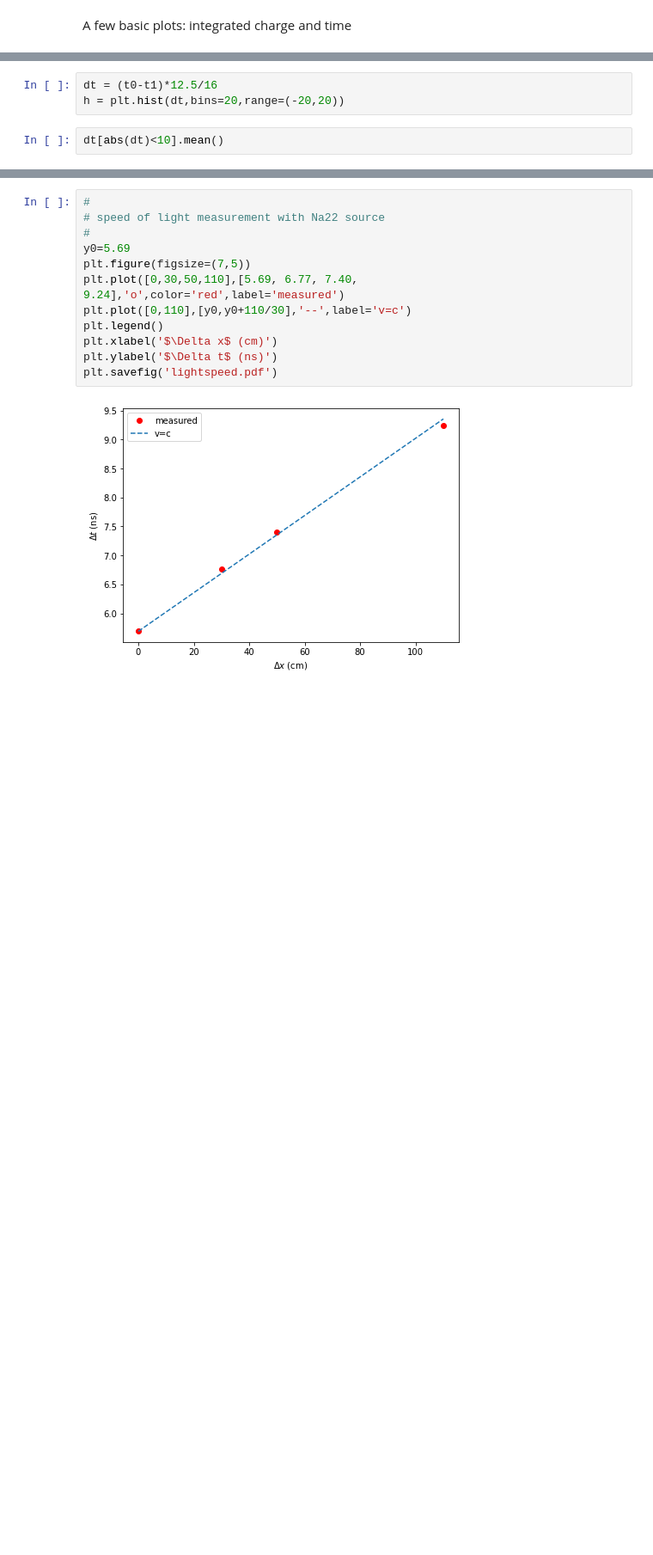
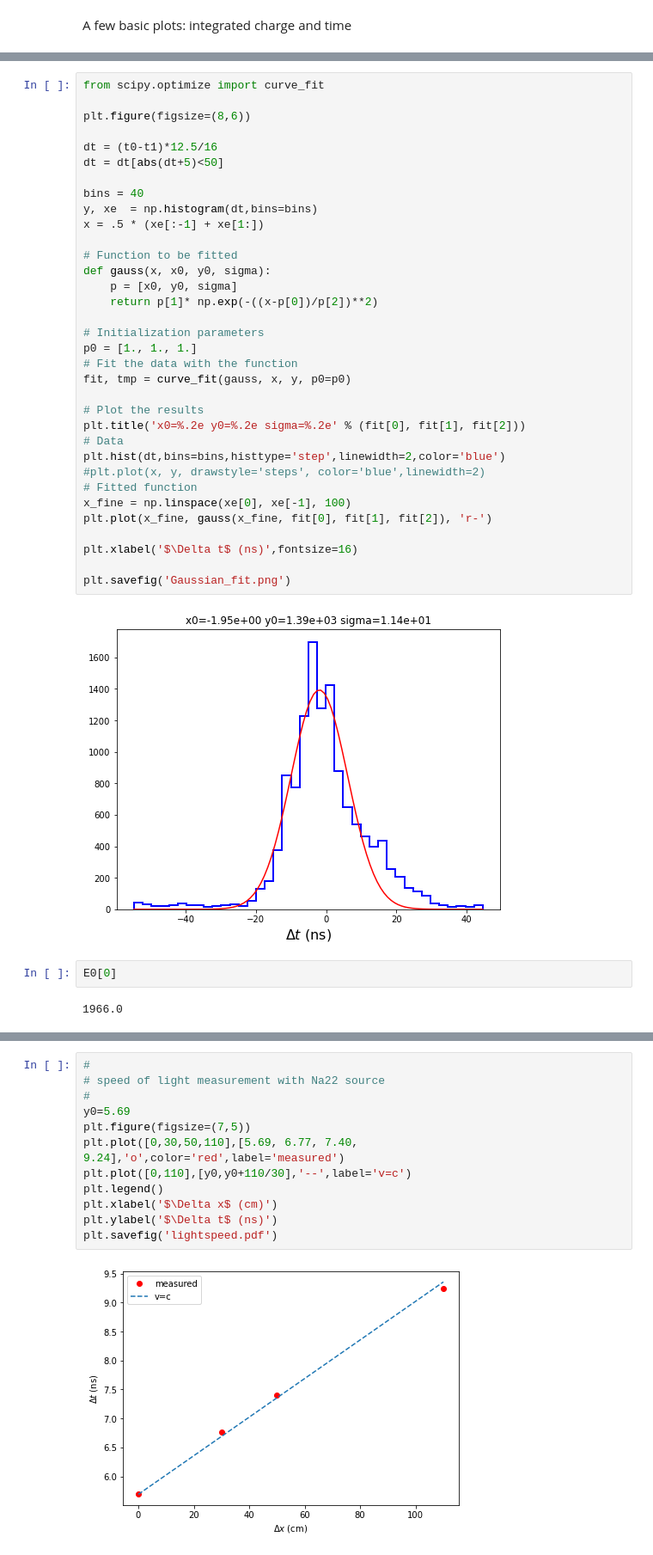
Before and after one commit to acolijn/DT5550_DAQ, a Jupyter notebook: analysis/decode_example.ipynb, the cells around one changed output, grey strips where cells are left out. Shown at 86% size. Drawn from its saved outputs; the diff is of its cells as text; blank space fills up the shorter version.

```diff
--- a/analysis/decode_example.ipynb
+++ b/analysis/decode_example.ipynb
@@ -95,7 +115,42 @@ io.plot_all(type="time",range=(600,700),bins=100,logy=True)
-# %%
-dt = (t0-t1)*12.5/16
-h = plt.hist(dt,bins=20,range=(-20,20))
-# %%
-dt[abs(dt)<10].mean()
+# %%
+from scipy.optimize import curve_fit
+
+plt.figure(figsize=(8,6))
+
+dt = (t0-t1)*12.5/16
+dt = dt[abs(dt+5)<50]
+
+bins = 40
+y, xe  = np.histogram(dt,bins=bins)
+x = .5 * (xe[:-1] + xe[1:])
+
+# Function to be fitted
+def gauss(x, x0, y0, sigma):
+    p = [x0, y0, sigma]
+    return p[1]* np.exp(-((x-p[0])/p[2])**2)
+
+# Initialization parameters
+p0 = [1., 1., 1.]
+# Fit the data with the function
+fit, tmp = curve_fit(gauss, x, y, p0=p0)
+
+# Plot the results
+plt.title('x0=%.2e y0=%.2e sigma=%.2e' % (fit[0], fit[1], fit[2]))
+# Data
+plt.hist(dt,bins=bins,histtype='step',linewidth=2,color='blue')
+#plt.plot(x, y, drawstyle='steps', color='blue',linewidth=2)
+# Fitted function
+x_fine = np.linspace(xe[0], xe[-1], 100)
+plt.plot(x_fine, gauss(x_fine, fit[0], fit[1], fit[2]), 'r-')
+
+plt.xlabel('$\Delta t$ (ns)',fontsize=16)
+
+plt.savefig('Gaussian_fit.png')
+# %% [output]
+[figure, added]
+# %%
+E0[0]
+# %% [output]
+1966.0
 # %%
 np.sqrt(dt[abs(dt-2.64)<10].var())/np.sqrt(2)
```
Also changed, not shown: parts of 10 cells of this notebook, 6 other files.
